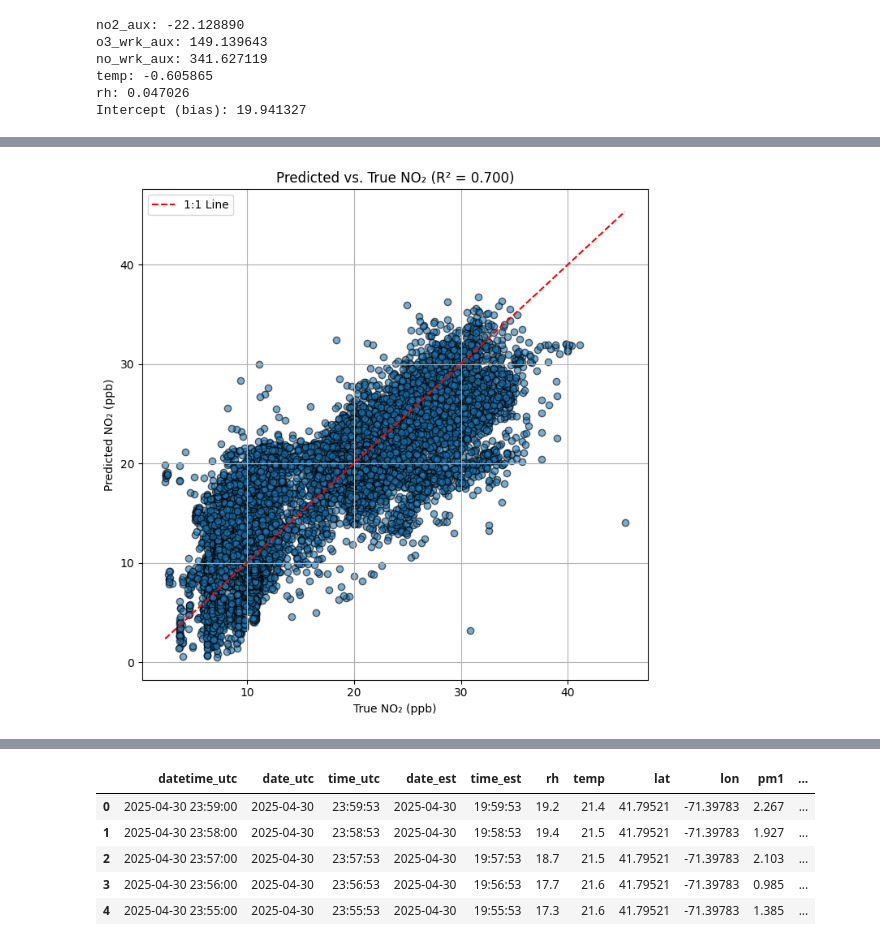
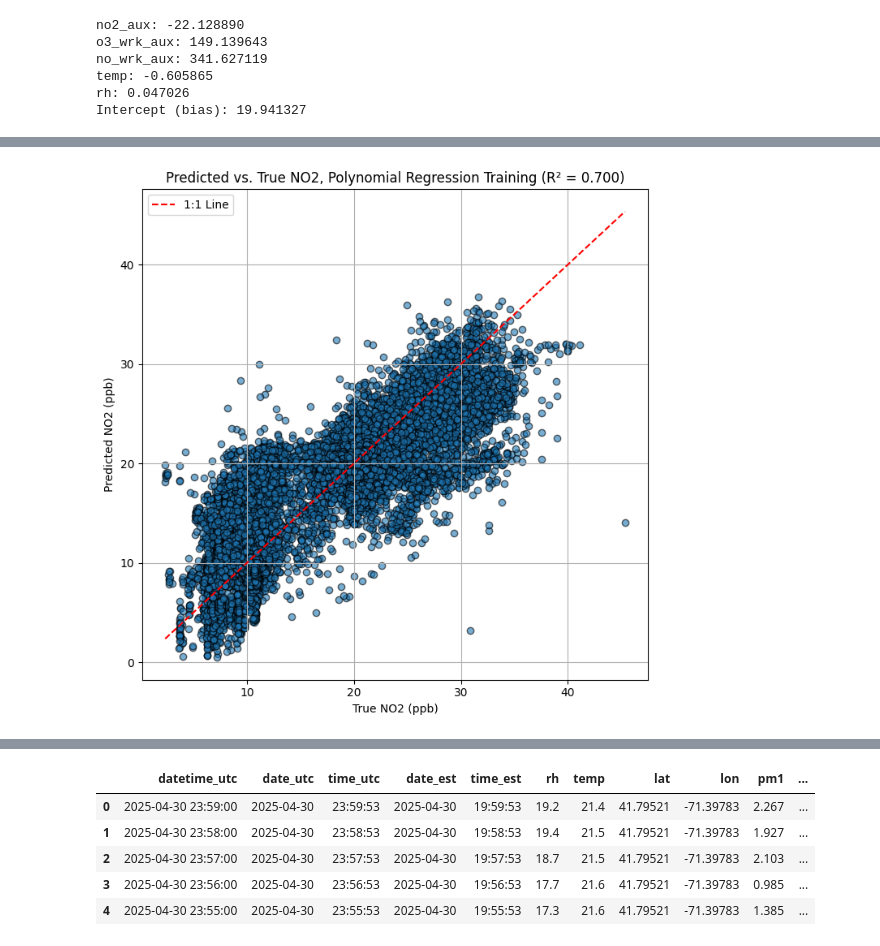
Before and after one commit to jacklardner/quant-regressions, a Jupyter notebook: regressions_and_cleaning.ipynb, the cells around one changed output, grey strips where cells are left out. Cells and saved outputs as stored; diff of their text form; code cells hidden in the pictures.

```diff
--- a/regressions_and_cleaning.ipynb
+++ b/regressions_and_cleaning.ipynb
@@ -119,31 +179,31 @@ Name: true_no2, Length: 16526, dtype: float64
 # %%
 from sklearn.preprocessing import PolynomialFeatures
 from sklearn.pipeline import make_pipeline
 feature_cols = ["no2_aux", "o3_wrk_aux", "no_wrk_aux", "temp", "rh"]
 
 #will probably we worth interpolating some data in the future
 training_df_clean = training_df.dropna(subset=["no2_aux", "o3_wrk_aux", "no_wrk_aux", "temp", "rh", "true_no2"])
 
 X = training_df_clean[feature_cols]
 y = training_df_clean["true_no2"]
 
 poly_model = make_pipeline(PolynomialFeatures(degree=2), LinearRegression())
 poly_model.fit(X, y)
 y_pred = poly_model.predict(X)
 
 y_true = training_df_clean["true_no2"]
 
 r2 = r2_score(y_true, y_pred)
 
 plt.figure(figsize=(7, 7))
 plt.scatter(y_true, y_pred, alpha=0.6, edgecolors="k")
 plt.plot([y_true.min(), y_true.max()], [y_true.min(), y_true.max()], "r--", label="1:1 Line")
-plt.xlabel("True NO₂ (ppb)")
-plt.ylabel("Predicted NO₂ (ppb)")
-plt.title(f"Predicted vs. True NO₂ (R² = {r2:.3f})")
+plt.xlabel("True NO2 (ppb)")
+plt.ylabel("Predicted NO2 (ppb)")
+plt.title(f"Predicted vs. True NO2, Polynomial Regression Training (R² = {r2:.3f})")
 plt.legend()
 plt.grid(True)
 plt.tight_layout()
 plt.show()
 # %% [output]
-[figure, old version]
+[figure, new version]
```
Also changed, not shown: parts of 25 cells of this notebook, 1 other file.
